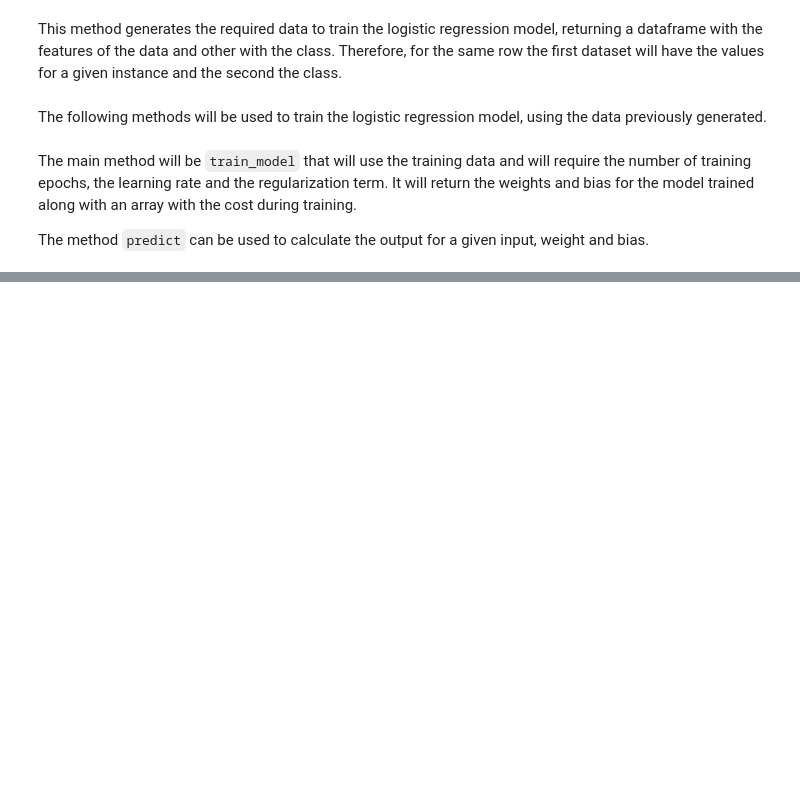
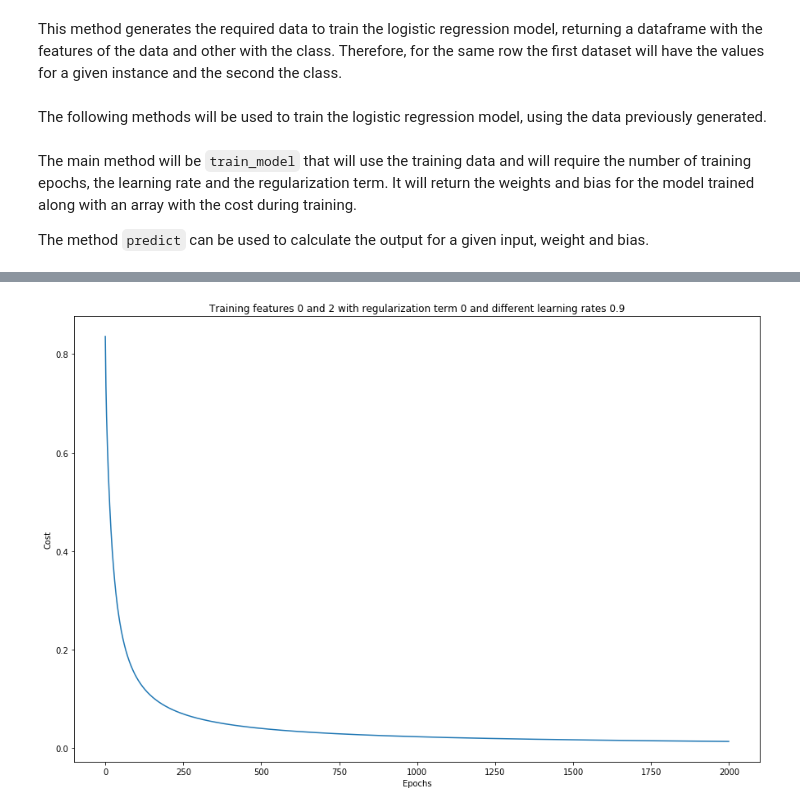
Before and after one commit to adrigrillo/dl, a Jupyter notebook: assigment_1/assignment_1.ipynb, the cells around one changed output, grey strips where cells are left out. Drawn from its saved outputs; the diff is of its cells as text; code cells hidden in the pictures; blank space fills up the shorter version.

```diff
--- a/assigment_1/assignment_1.ipynb
+++ b/assigment_1/assignment_1.ipynb
@@ -247,0 +273,24 @@ Finished training, trained during 100000
+# %%
+from pylab import rcParams
+rcParams['figure.figsize'] = 15, 10 #Big plot
+
+#Define the parameters
+alphas=0.9
+lambdas=0
+epochs=2000
+
+#Define features
+f1=0
+f2=2
+
+train_data = generate_data_with_features(df, [f1, f2], normalise=True)
+weights, bias, costs = train_model(train_data, epochs=int(epochs), learning_rate=alphas, regularization_term=lambdas)
+
+plt.plot(costs)
+plt.xlabel('Epochs')
+plt.ylabel('Cost')
+plt.title('Training features '+str(f1)+' and '+str(f2)+' with regularization term '+str(lambdas)+' and different learning rates '+str(alphas))
+plt.savefig('figure with features '+str(f1)+str(f2)+'and lambda'+str(lambdas))
+plt.show()
+# %% [output]
+[figure, added]
```
Also changed, not shown: parts of 12 cells of this notebook.
